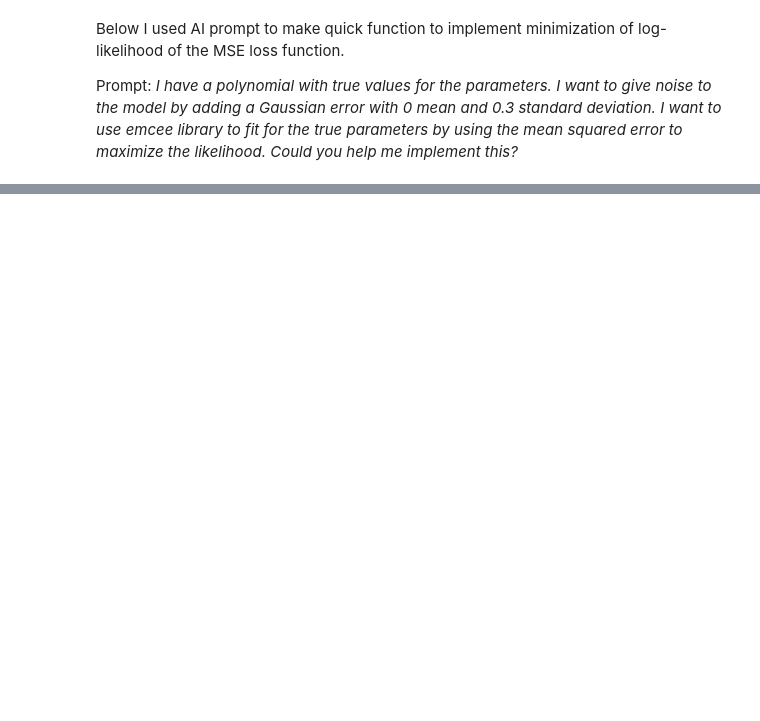
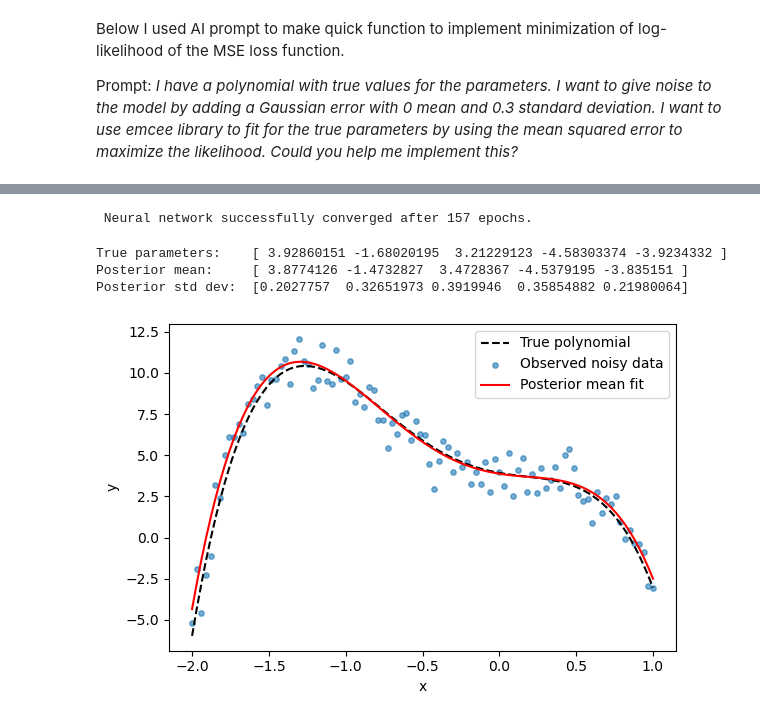
Before and after one commit to shubhamDgr/Simulation-based-inference-on-gravitational-wave-data, a Jupyter notebook: polynomial.ipynb, the cells around one changed output, grey strips where cells are left out. Cells and saved outputs as stored; diff of their text form; code cells hidden in the pictures; blank space fills up the shorter version.

```diff
--- a/polynomial.ipynb
+++ b/polynomial.ipynb
@@ -172,0 +161,5 @@ Posterior 1σ std dev:  [0.06345583 0.03596857 0.03416912]
+# %%
+# Probably a good practice - redefine variables using torch objects
+theta = torch.tensor(true_params)
+x = torch.linspace(-2,1,100)
+print(len(x))
@@ -172,0 +168,10 @@ Posterior 1σ std dev:  [0.06345583 0.03596857 0.03416912]
+# %%
+def poly_model( theta, x ):
+    power = 0
+    y = torch.zeros((len(x)))
+    for t in theta:
+        y += x ** power * t
+        power += 1
+    return y
+
+poly_model(theta,x)
@@ -172,0 +192,60 @@ Posterior 1σ std dev:  [0.06345583 0.03596857 0.03416912]
+# %%
+_ = torch.manual_seed(6)
+
+def simulator(theta):
+    # Linear Gaussian.
+    return poly_model(theta,x) + torch.randn_like(x)
+
+from sbi.inference import NPE
+from sbi.utils import BoxUniform
+
+prior = BoxUniform(low=-param_max_val * torch.ones(N_dim), high=param_max_val * torch.ones(N_dim))
+
+num_simulations = 5000
+
+theta_sim_list = []
+x_sim_list = []
+
+for _ in range(num_simulations):
+    # sample one parameter vector from prior
+    theta_i = prior.sample((1,))[0]  # (3,)
+    x_i = simulator(theta_i)         # (N,)
+
+    theta_sim_list.append(theta_i)
+    x_sim_list.append(x_i)
+
+theta_sim = torch.stack(theta_sim_list, dim=0)  # (num_simulations, 3)
+x_sim = torch.stack(x_sim_list, dim=0)          # (num_simulations, N)
+
+inference = NPE(prior=prior)
+
+density_estimator = inference.append_simulations(theta_sim, x_sim).train()
+# %% [output]
+ Neural network successfully converged after 157 epochs.
+# %%
+posterior = inference.build_posterior(density_estimator)
+
+samples = posterior.sample((2000,), x=y_obs)
+
+print("True parameters:   ", true_params)
+print("Posterior mean:    ", samples.mean(0).numpy())
+print("Posterior std dev: ", samples.std(0).numpy())
+# %% [output]
+True parameters:    [ 3.92860151 -1.68020195  3.21229123 -4.58303374 -3.9234332 ]
+Posterior mean:     [ 3.8774126 -1.4732827  3.4728367 -4.5379195 -3.835151 ]
+Posterior std dev:  [0.2027757  0.32651973 0.3919946  0.35854882 0.21980064]
+# %%
+theta_hat = samples.mean(0)
+y_hat = poly_model(theta_hat, x)
+
+plt.figure(figsize=(6,4))
+plt.plot(x, y_true, "k--", label="True polynomial")
+plt.scatter(x, y_obs, s=15, alpha=0.6, label="Observed noisy data")
+plt.plot(x, y_hat, "r", label="Posterior mean fit")
+plt.xlabel("x")
+plt.ylabel("y")
+plt.legend()
+plt.tight_layout()
+plt.show()
+# %% [output]
+[figure, added]
```
Also changed, not shown: parts of 9 cells of this notebook.
